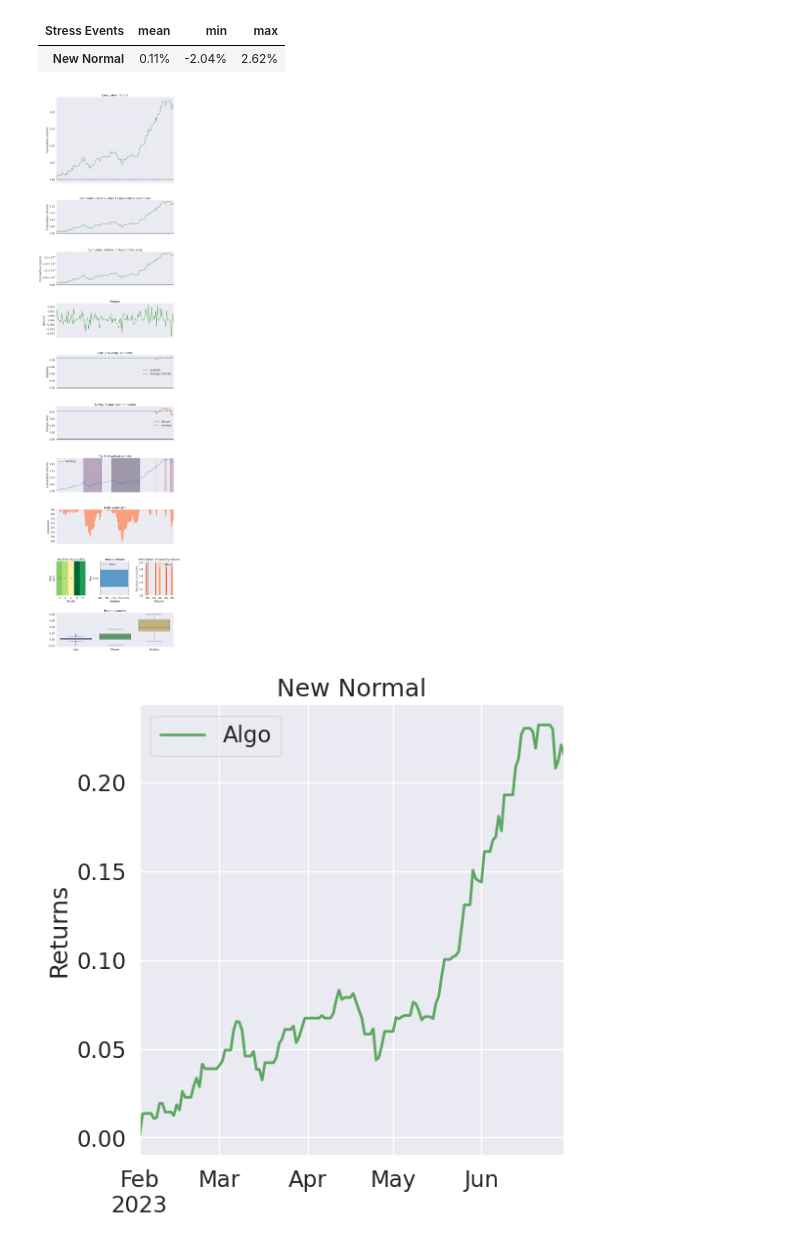
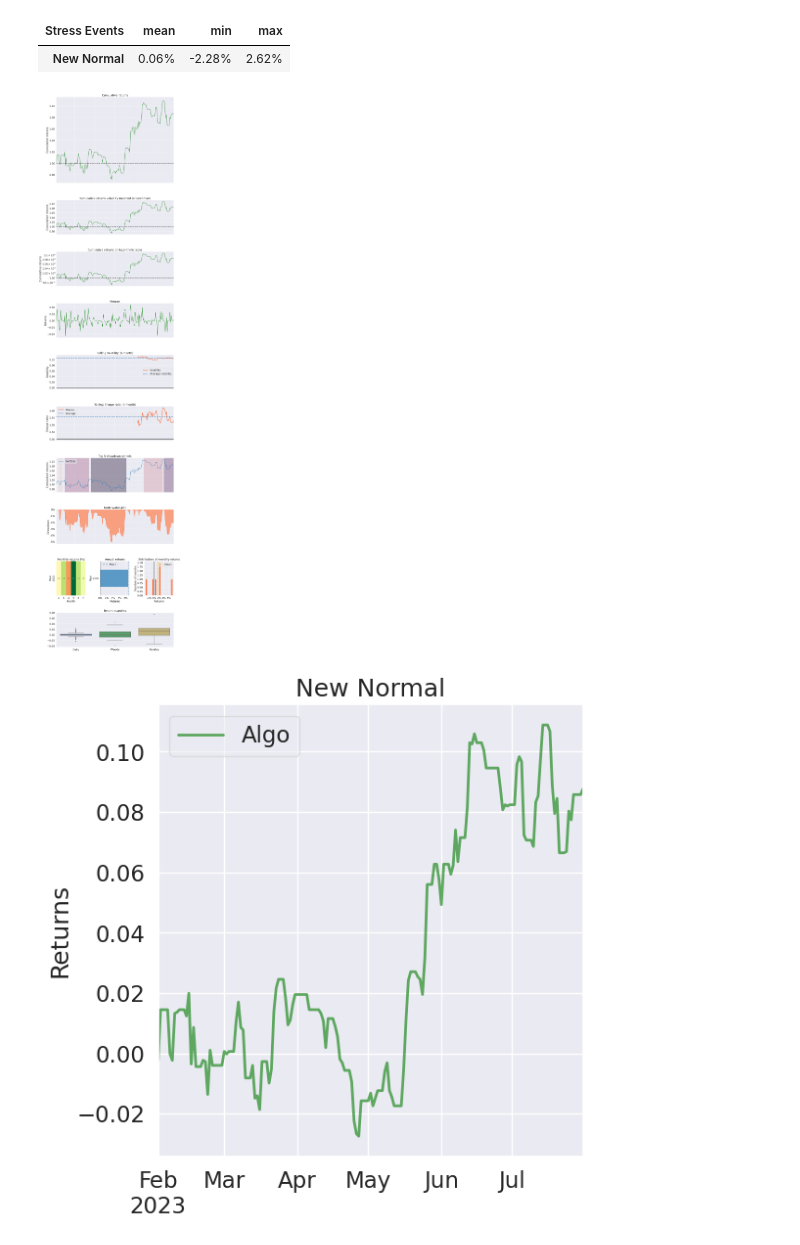
Before and after one commit to e4903180/financialSite, a Jupyter notebook: Strategy/PopularTickerStrategy.ipynb, the cells around one changed output. Cells and saved outputs as stored; diff of their text form; code cells hidden in the pictures.

```diff
--- a/Strategy/PopularTickerStrategy.ipynb
+++ b/Strategy/PopularTickerStrategy.ipynb
@@ -201,7 +201,7 @@ class HandleBackTrader():
 
         if type == "ETF":
             # end_date = datetime.strftime(datetime.now() + timedelta(days = 1), '%Y-%m-%d')
-            end_date = "2023-07-01"
+            end_date = "2023-08-01"
         else:
             date = start_date.split("-")
             date[1] = int(date[1]) + 2
@@ -289,16 +289,16 @@ class HandleBackTrader():
             "2023-03-31" : ["2395", "6488", "2723", "2327", "4551", "2317", "2634", "1590"],
             "2023-04-28" : ["2637", "1590", "2327", "2330", "2408"],
             "2023-05-31" : ["2376", "8069", "2882", "2049", "1476", "1504", "8299", "3661", "8081"],
-            # "2023-06-30" : ["2618", "4129", "2634", "2610", "6279", "3217"]
+            "2023-06-30" : ["2618", "4129", "2634", "2610", "6279", "3217"]
         }
-        returns_ETF_result = self._init_interval_returns("2023-01-31", "2023-06-30")
-        returns_target_result = self._init_interval_returns("2023-01-31", "2023-06-30")
+        returns_ETF_result = self._init_interval_returns("2023-01-31", "2023-07-31")
+        returns_target_result = self._init_interval_returns("2023-01-31", "2023-07-31")
 
         ETF_cash = self.cash_unit
         target_cash = self.cash_unit
 
         # print("ETF")
-        ETF = "0056"
+        ETF = "0050"
         returns_ETF, ETF_cash = self._handle_ETF(ETF, "2023-01-31", ETF_cash)
 
         for i in range(len(returns_ETF)):
@@ -404,4 +404,4 @@ Days: 150
 | Stress Events | mean | min | max |
-| New Normal | 0.11% | -2.04% | 2.62% |
+| New Normal | 0.06% | -2.28% | 2.62% |
-[figure, old version]
+[figure, new version]
-[figure, old version]
+[figure, new version]
```
Also changed, not shown: parts of 1 cell of this notebook, 22 other files.
